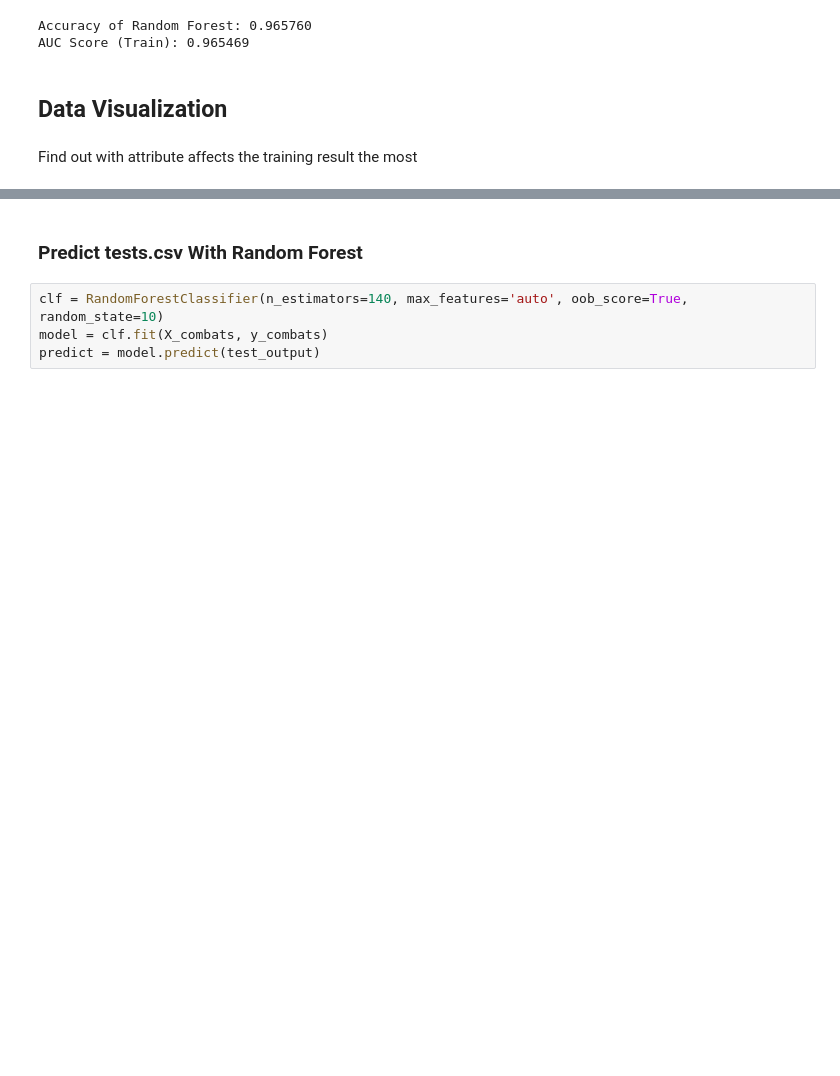
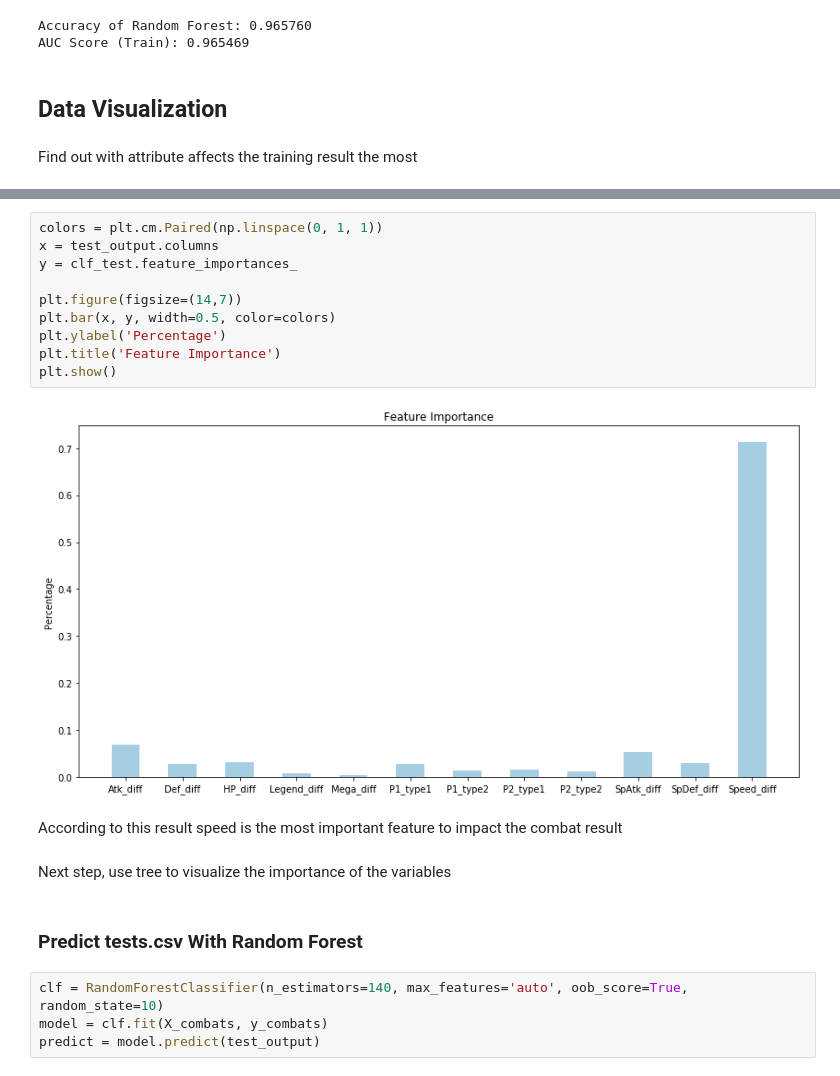
Before and after one commit to gillian850413/COMP4912, a Jupyter notebook: Notebook/Pokemon_Week7.ipynb, the cells around one changed output, grey strips where cells are left out. Saved outputs shown, nothing was run; the diff lists cells and outputs as text; blank space fills up the shorter version.

```diff
--- a/Notebook/Pokemon_Week7.ipynb
+++ b/Notebook/Pokemon_Week7.ipynb
@@ -1134,3 +1152,19 @@ Index(['HP_diff', 'Atk_diff', 'Def_diff', 'SpAtk_diff', 'SpDef_diff',
+# %%
+colors = plt.cm.Paired(np.linspace(0, 1, 1))
+x = test_output.columns
+y = clf_test.feature_importances_
+
+plt.figure(figsize=(14,7))
+plt.bar(x, y, width=0.5, color=colors)
+plt.ylabel('Percentage')
+plt.title('Feature Importance')
+plt.show()
+# %% [output]
+[figure, added]
+# %% [markdown]
+According to this result speed is the most important feature to impact the combat result
+# %% [markdown]
+Next step, use tree to visualize the importance of the variables
 # %% [markdown]
 ### Predict tests.csv With Random Forest
 # %%
```
Also changed, not shown: parts of 9 cells of this notebook.
